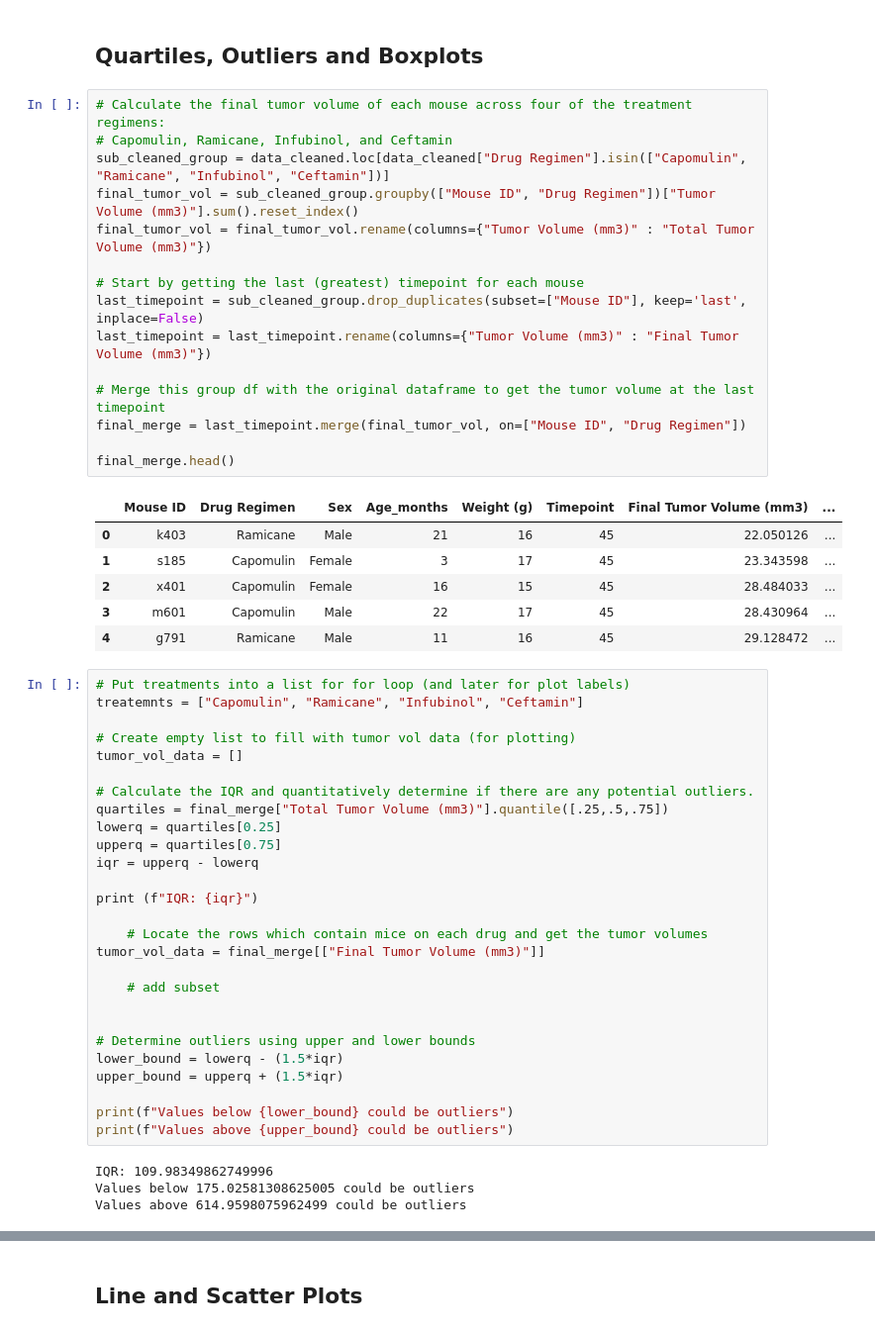
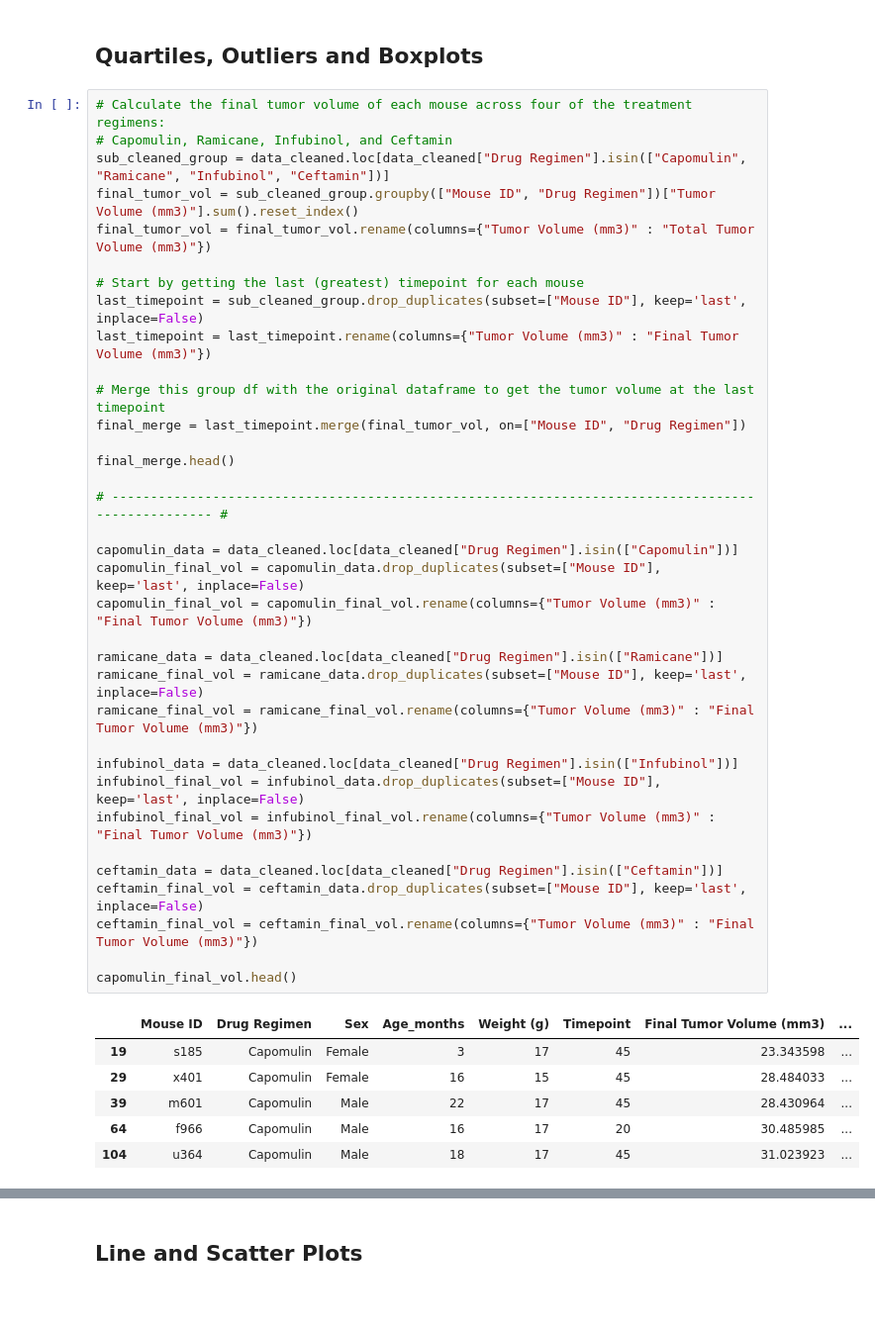
Before and after one commit to kioz-developer/matplotlib-challenge, a Jupyter notebook: pymaceuticals_starter.ipynb, the cells around one changed output, grey strips where cells are left out. Shown at 99% size. Saved outputs shown, nothing was run; the diff lists cells and outputs as text; blank space fills up the shorter version.

```diff
--- a/pymaceuticals_starter.ipynb
+++ b/pymaceuticals_starter.ipynb
@@ -171,53 +171,42 @@ plt.show()
 # %%
 # Calculate the final tumor volume of each mouse across four of the treatment regimens:
 # Capomulin, Ramicane, Infubinol, and Ceftamin
 sub_cleaned_group = data_cleaned.loc[data_cleaned["Drug Regimen"].isin(["Capomulin", "Ramicane", "Infubinol", "Ceftamin"])]
 final_tumor_vol = sub_cleaned_group.groupby(["Mouse ID", "Drug Regimen"])["Tumor Volume (mm3)"].sum().reset_index()
 final_tumor_vol = final_tumor_vol.rename(columns={"Tumor Volume (mm3)" : "Total Tumor Volume (mm3)"})
 
 # Start by getting the last (greatest) timepoint for each mouse
 last_timepoint = sub_cleaned_group.drop_duplicates(subset=["Mouse ID"], keep='last', inplace=False)
 last_timepoint = last_timepoint.rename(columns={"Tumor Volume (mm3)" : "Final Tumor Volume (mm3)"})
 
 # Merge this group df with the original dataframe to get the tumor volume at the last timepoint
 final_merge = last_timepoint.merge(final_tumor_vol, on=["Mouse ID", "Drug Regimen"])
 
 final_merge.head()
+
+# -------------------------------------------------------------------------------------------------- #
+
+capomulin_data = data_cleaned.loc[data_cleaned["Drug Regimen"].isin(["Capomulin"])]
+capomulin_final_vol = capomulin_data.drop_duplicates(subset=["Mouse ID"], keep='last', inplace=False)
+capomulin_final_vol = capomulin_final_vol.rename(columns={"Tumor Volume (mm3)" : "Final Tumor Volume (mm3)"})
+
+ramicane_data = data_cleaned.loc[data_cleaned["Drug Regimen"].isin(["Ramicane"])]
+ramicane_final_vol = ramicane_data.drop_duplicates(subset=["Mouse ID"], keep='last', inplace=False)
+ramicane_final_vol = ramicane_final_vol.rename(columns={"Tumor Volume (mm3)" : "Final Tumor Volume (mm3)"})
+
+infubinol_data = data_cleaned.loc[data_cleaned["Drug Regimen"].isin(["Infubinol"])]
+infubinol_final_vol = infubinol_data.drop_duplicates(subset=["Mouse ID"], keep='last', inplace=False)
+infubinol_final_vol = infubinol_final_vol.rename(columns={"Tumor Volume (mm3)" : "Final Tumor Volume (mm3)"})
+
+ceftamin_data = data_cleaned.loc[data_cleaned["Drug Regimen"].isin(["Ceftamin"])]
+ceftamin_final_vol = ceftamin_data.drop_duplicates(subset=["Mouse ID"], keep='last', inplace=False)
+ceftamin_final_vol = ceftamin_final_vol.rename(columns={"Tumor Volume (mm3)" : "Final Tumor Volume (mm3)"})
+
+capomulin_final_vol.head()
 # %% [output]
 |  | Mouse ID | Drug Regimen | Sex | Age_months | Weight (g) | Timepoint | Final Tumor Volume (mm3) | ... |
-| 0 | k403 | Ramicane | Male | 21 | 16 | 45 | 22.050126 | ... |
-| 1 | s185 | Capomulin | Female | 3 | 17 | 45 | 23.343598 | ... |
-| 2 | x401 | Capomulin | Female | 16 | 15 | 45 | 28.484033 | ... |
-| 3 | m601 | Capomulin | Male | 22 | 17 | 45 | 28.430964 | ... |
-| 4 | g791 | Ramicane | Male | 11 | 16 | 45 | 29.128472 | ... |
+| 19 | s185 | Capomulin | Female | 3 | 17 | 45 | 23.343598 | ... |
+| 29 | x401 | Capomulin | Female | 16 | 15 | 45 | 28.484033 | ... |
+| 39 | m601 | Capomulin | Male | 22 | 17 | 45 | 28.430964 | ... |
+| 64 | f966 | Capomulin | Male | 16 | 17 | 20 | 30.485985 | ... |
+| 104 | u364 | Capomulin | Male | 18 | 17 | 45 | 31.023923 | ... |
-# %%
-# Put treatments into a list for for loop (and later for plot labels)
-treatemnts = ["Capomulin", "Ramicane", "Infubinol", "Ceftamin"]
-
-# Create empty list to fill with tumor vol data (for plotting)
-tumor_vol_data = []
-
-# Calculate the IQR and quantitatively determine if there are any potential outliers.
-quartiles = final_merge["Total Tumor Volume (mm3)"].quantile([.25,.5,.75])
-lowerq = quartiles[0.25]
-upperq = quartiles[0.75]
-iqr = upperq - lowerq
-
-print (f"IQR: {iqr}")
-
-    # Locate the rows which contain mice on each drug and get the tumor volumes
-tumor_vol_data = final_merge[["Final Tumor Volume (mm3)"]]
-
-    # add subset
-
-
-# Determine outliers using upper and lower bounds
-lower_bound = lowerq - (1.5*iqr)
-upper_bound = upperq + (1.5*iqr)
-
-print(f"Values below {lower_bound} could be outliers")
-print(f"Values above {upper_bound} could be outliers")
-# %% [output]
-IQR: 109.98349862749996
-Values below 175.02581308625005 could be outliers
-Values above 614.9598075962499 could be outliers
```
Also changed, not shown: parts of 2 cells of this notebook.
